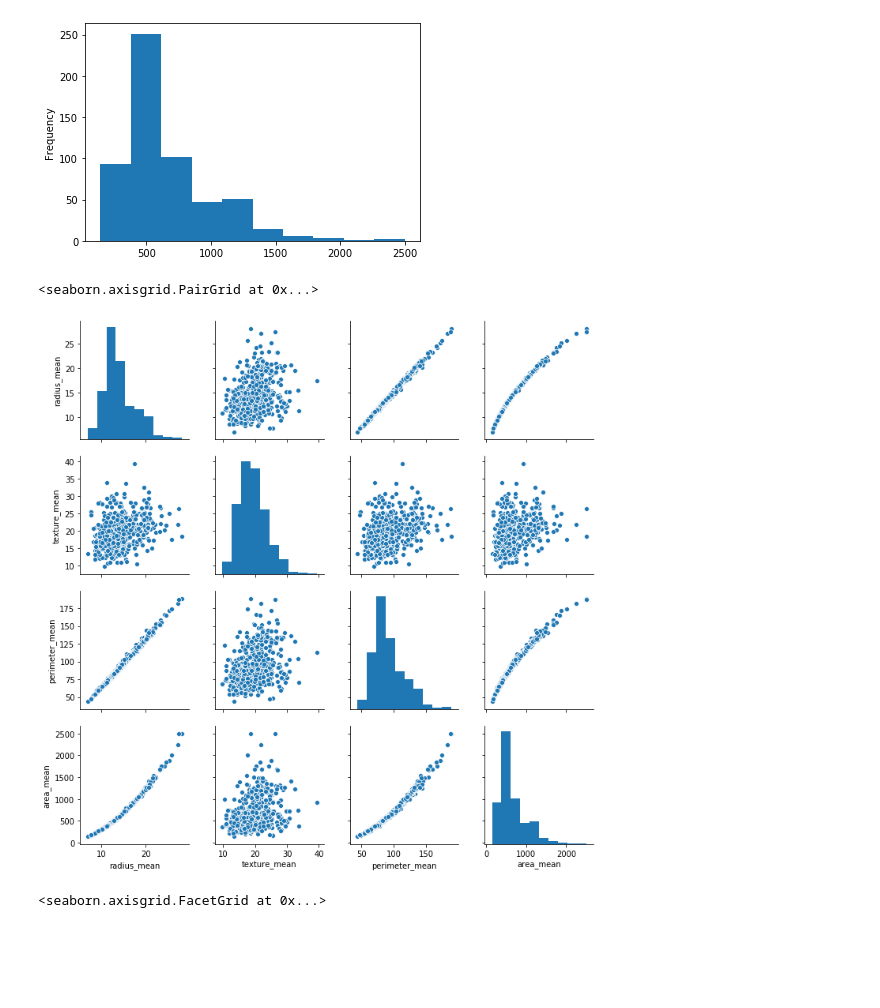
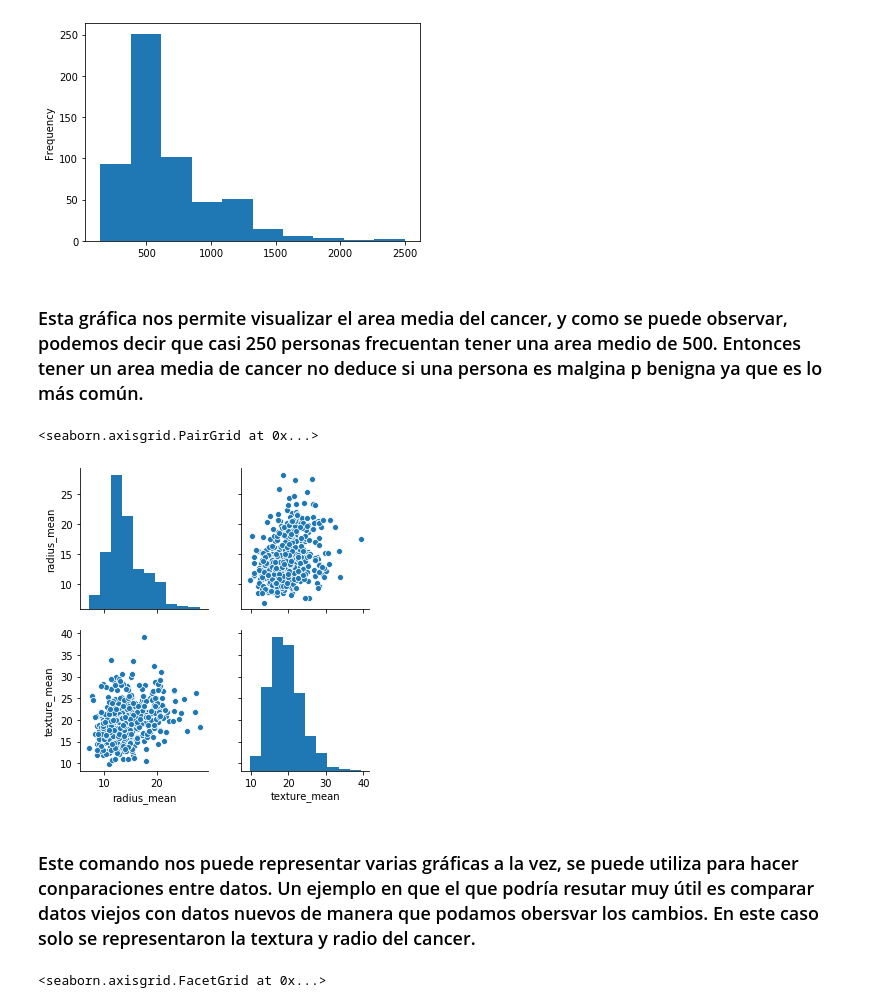
Before and after one commit to rubi-villegas/mineria, a Jupyter notebook: Practica2.ipynb, the cells around one changed output. Drawn from its saved outputs; the diff is of its cells as text; code cells hidden in the pictures; blank space fills up the shorter version.

```diff
--- a/Practica2.ipynb
+++ b/Practica2.ipynb
@@ -88,9 +90,13 @@ BD['area_mean'].plot.hist()
 # %% [output]
 <matplotlib.axes._subplots.AxesSubplot at 0x...>
 [figure]
+# %% [markdown]
+### Esta gráfica nos permite visualizar el area media del cancer, y como se puede observar, podemos decir que casi 250 personas frecuentan tener una area medio de 500. Entonces tener un area media de cancer no deduce si una persona es malgina p benigna ya que es lo más común.
 # %%
-sns.pairplot(BD[['radius_mean', 'texture_mean', 'perimeter_mean', 'area_mean']])
+sns.pairplot(BD[['radius_mean', 'texture_mean']])
 # %% [output]
 <seaborn.axisgrid.PairGrid at 0x...>
-[figure, old version]
+[figure, new version]
+# %% [markdown]
+### Este comando nos puede representar varias gráficas a la vez, se puede utiliza para hacer conparaciones entre datos. Un ejemplo en que el que podría resutar muy útil es comparar datos viejos con datos nuevos de manera que podamos obersvar los cambios. En este caso solo se representaron la textura y radio del cancer.
 # %%
```
Also changed, not shown: parts of 3 cells of this notebook, 1 other file.
